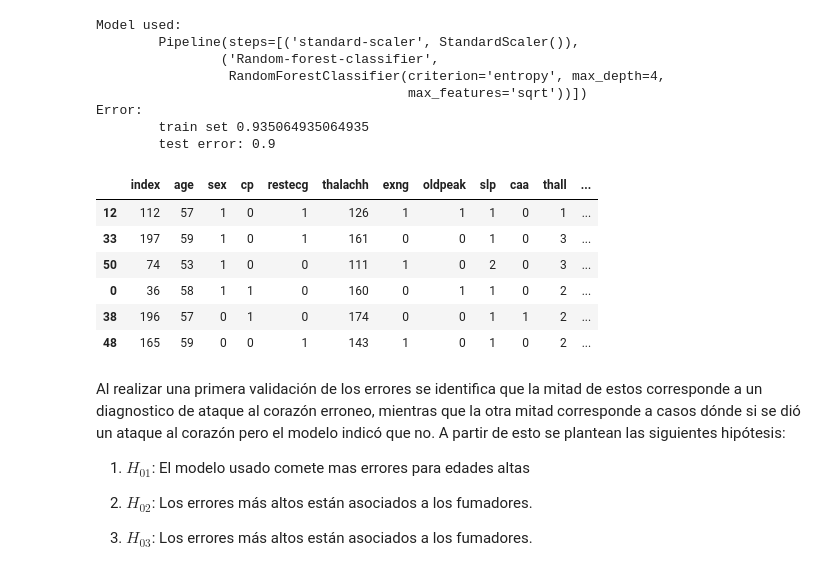
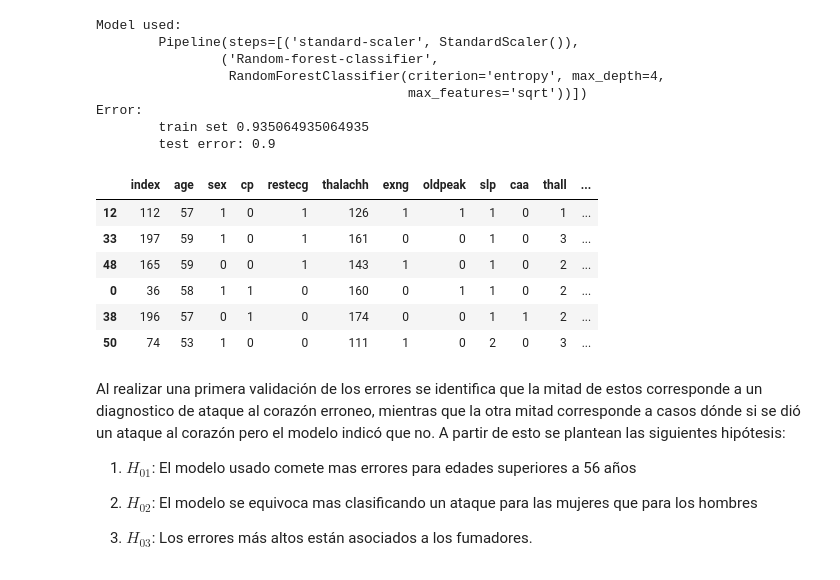
Before and after one commit to alejoaj22/ml-tarea-competencia, a Jupyter notebook: report _tarea_reto.ipynb, the cells around one changed output. Drawn from its saved outputs; the diff is of its cells as text; code cells hidden in the pictures.

```diff
--- a/report _tarea_reto.ipynb
+++ b/report _tarea_reto.ipynb
@@ -554,20 +554,20 @@ pred_data=X_test.join([y_true , y_pred])
 pred_data["error"]=np.abs(pred_data["y"]-pred_data["Prediction"])
 # %%
 error_data = pred_data[pred_data["error"]==1]
-error_data.sort_values(by=["y"], ascending=False)
+error_data.sort_values(by=["restecg"], ascending=False)
 # %% [output]
 |  | index | age | sex | cp | restecg | thalachh | exng | oldpeak | slp | caa | thall | ... |
 | 12 | 112 | 57 | 1 | 0 | 1 | 126 | 1 | 1 | 1 | 0 | 1 | ... |
 | 33 | 197 | 59 | 1 | 0 | 1 | 161 | 0 | 0 | 1 | 0 | 3 | ... |
-| 50 | 74 | 53 | 1 | 0 | 0 | 111 | 1 | 0 | 2 | 0 | 3 | ... |
+| 48 | 165 | 59 | 0 | 0 | 1 | 143 | 1 | 0 | 1 | 0 | 2 | ... |
 | 0 | 36 | 58 | 1 | 1 | 0 | 160 | 0 | 1 | 1 | 0 | 2 | ... |
 | 38 | 196 | 57 | 0 | 1 | 0 | 174 | 0 | 0 | 1 | 1 | 2 | ... |
-| 48 | 165 | 59 | 0 | 0 | 1 | 143 | 1 | 0 | 1 | 0 | 2 | ... |
+| 50 | 74 | 53 | 1 | 0 | 0 | 111 | 1 | 0 | 2 | 0 | 3 | ... |
 # %% [markdown]
 Al realizar una primera validación de los errores se identifica que la mitad de estos corresponde a un diagnostico de ataque al corazón erroneo, mientras que la otra mitad corresponde a casos dónde si se dió un ataque al corazón pero el modelo indicó que no. A partir de esto se plantean las siguientes hipótesis:
 
-1) $H_{01}$: El modelo usado comete mas errores para edades altas
+1) $H_{01}$: El modelo usado comete mas errores para edades superiores a 56 años
 
-2) $H_{02}$: Los errores  más altos están asociados a los fumadores.
+2) $H_{02}$: El modelo se equivoca mas clasificando un ataque para las mujeres que para los hombres
 
 2) $H_{03}$: Los errores  más altos están asociados a los fumadores.
```
Also changed, not shown: parts of 2 cells of this notebook.
